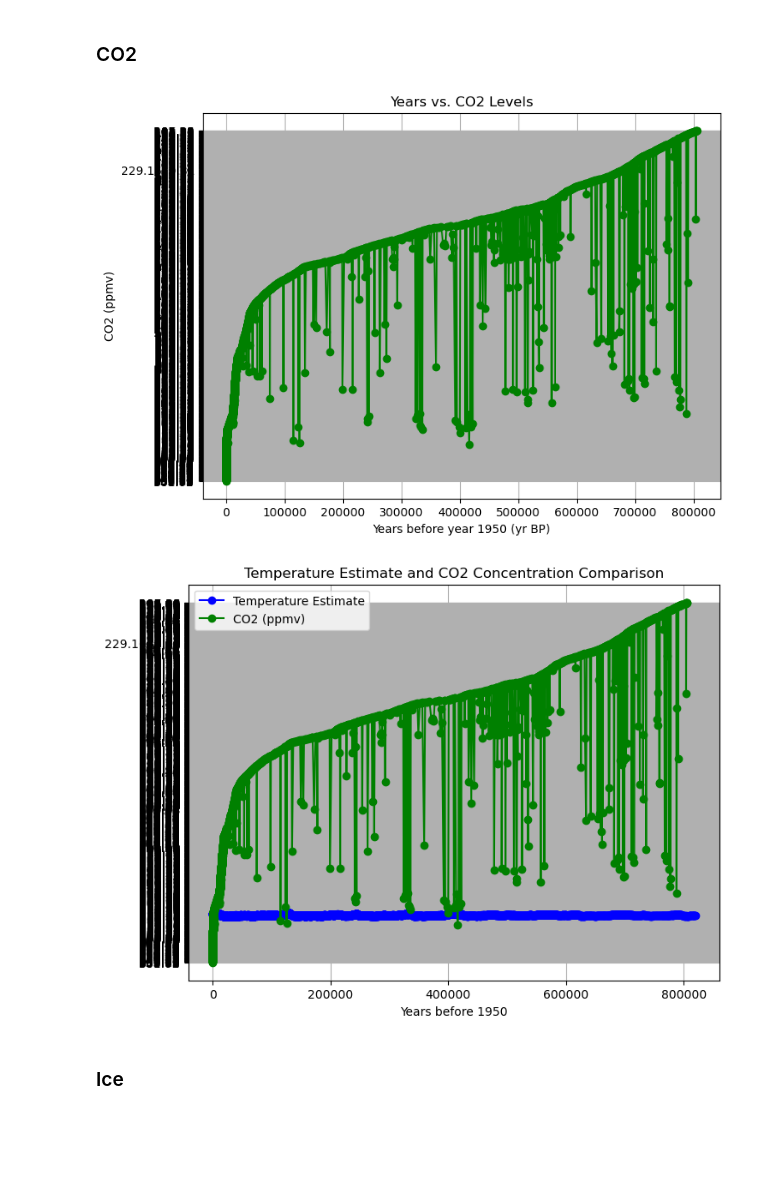
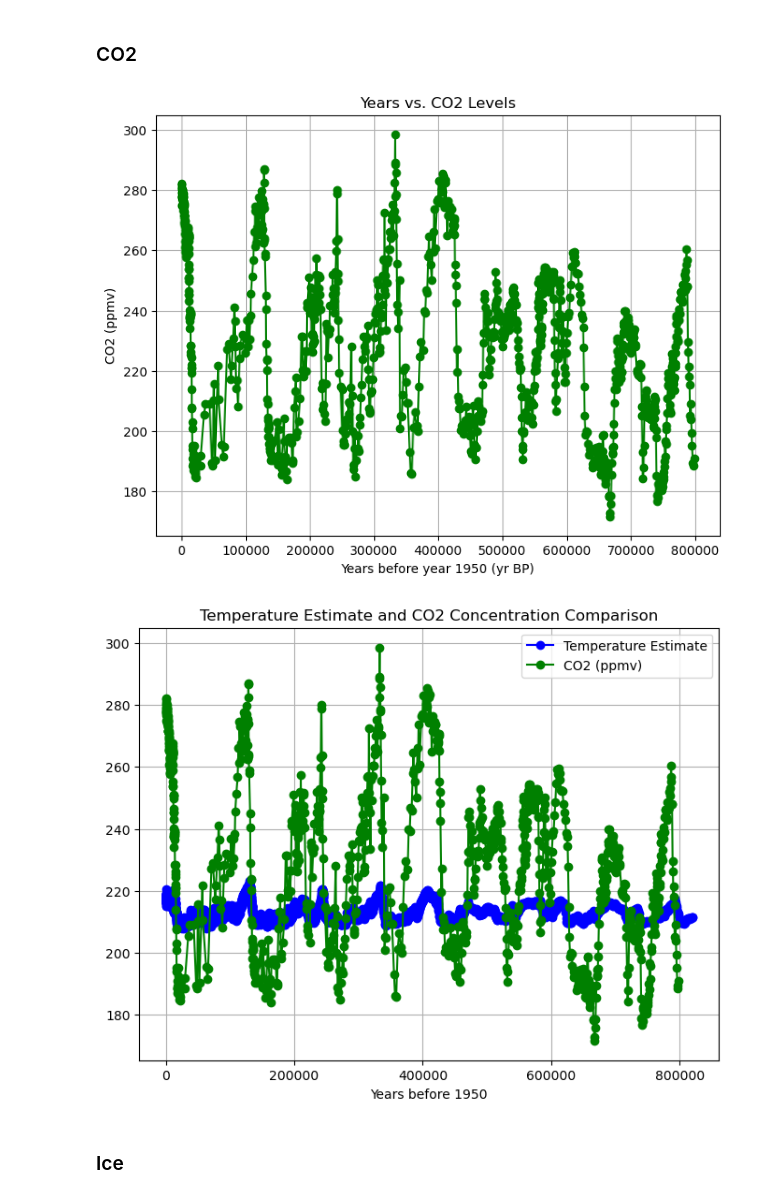
Before and after one commit to nexlanglxm/climate-data-analysis, a Jupyter notebook: project2/project.ipynb, the cells around one changed output. Saved outputs shown, nothing was run; the diff lists cells and outputs as text; code cells hidden in the pictures; blank space fills up the shorter version.

```diff
--- a/project2/project.ipynb
+++ b/project2/project.ipynb
@@ -67,24 +67,24 @@ df.to_csv('./data/co2/converted_co2_data.csv', index=False)
 # %%
-file_path2 = './data/co2/converted_co2_data.csv'
-df2 = pd.read_csv(file_path2)
+file_path2 = './data/co2/41586_2008_BFnature06949_MOESM31_ESM3.csv'
+df2 = pd.read_csv(file_path2, skiprows=6)
 
 # Handling NaN values (if any)
-df2.dropna(subset=['Gasage (yr BP) ', 'CO2 (ppmv)'], inplace=True)
+df2.dropna(subset=['EDC3_gas_a (yr)', 'CO2 (ppmv)'], inplace=True)
 
 # Extract data from the first two columns
-years = df2['Gasage (yr BP) ']
+years = df2['EDC3_gas_a (yr)']
 co2 = df2['CO2 (ppmv)']
 
 # Plotting the extracted data with the same formatting
 plt.figure(figsize=(8, 6))
 plt.plot(years, co2, marker='o', linestyle='-', color='green')
 plt.xlabel('Years before year 1950 (yr BP)')
 plt.ylabel('CO2 (ppmv)')
 plt.title('Years vs. CO2 Levels')
 plt.grid(True)
 plt.show()
 # %% [output]
-[figure, old version]
+[figure, new version]
 # %%
 # Plotting both sets of data on the same graph
 plt.figure(figsize=(8, 6))
@@ -101,7 +101,7 @@ plt.legend()
 plt.title('Temperature Estimate and CO2 Concentration Comparison')
 plt.show()
 # %% [output]
-[figure, old version]
+[figure, new version]
 # %% [markdown]
 ### Ice
 # %% [markdown]
```
Also changed, not shown: parts of 1 cell of this notebook.
